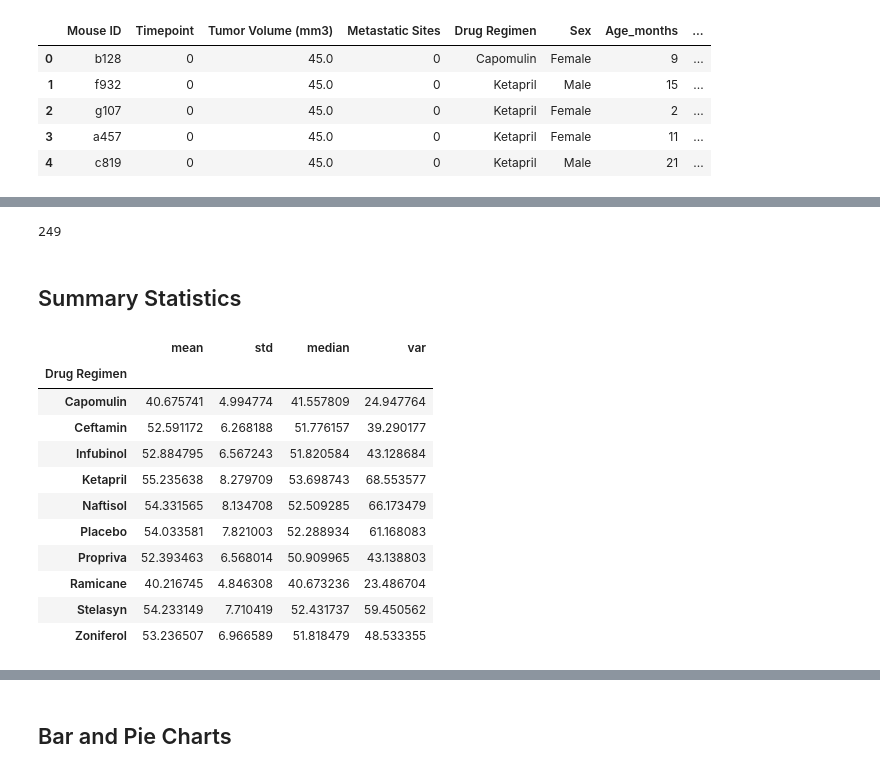
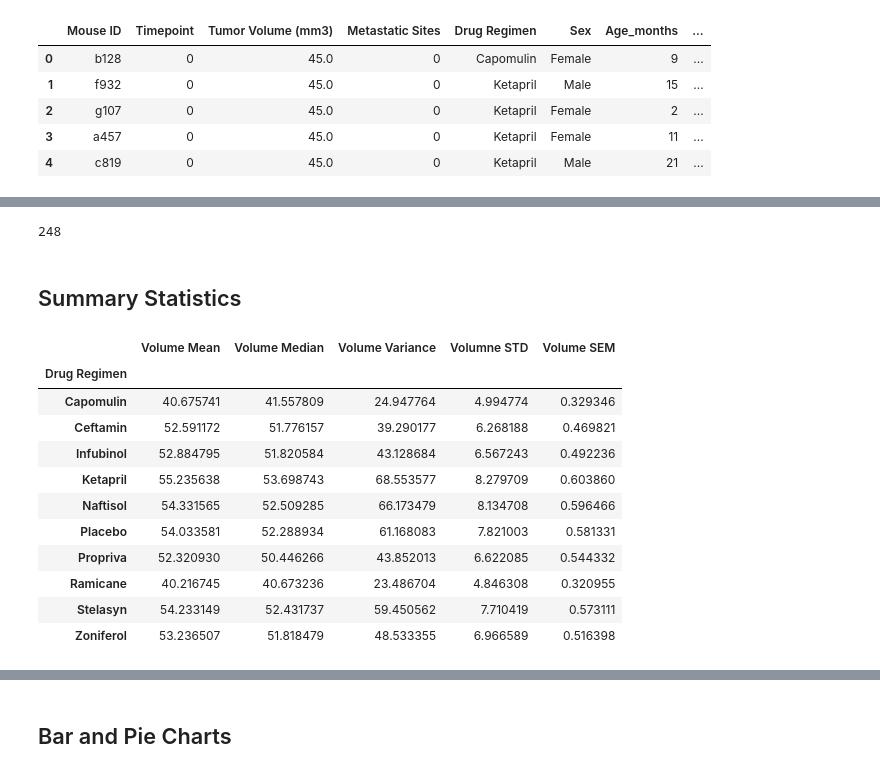
Before and after one commit to jconcha56429/matplotlib-challenge, a Jupyter notebook: Pymaceuticals/pymaceuticals_starter.ipynb, the cells around one changed output, grey strips where cells are left out. Saved outputs shown, nothing was run; the diff lists cells and outputs as text; code cells hidden in the pictures.

```diff
--- a/Pymaceuticals/pymaceuticals_starter.ipynb
+++ b/Pymaceuticals/pymaceuticals_starter.ipynb
@@ -6,24 +6,18 @@ import matplotlib.pyplot as plt
 import pandas as pd
 import scipy.stats as st
 import numpy as np
+
 # Study data files
 mouse_metadata_path = "data/Mouse_metadata.csv"
 study_results_path = "data/Study_results.csv"
 
 # Read the mouse data and the study results
-mouse_metadata = pd.read_csv(mouse_metadata_path)
-# mouse_metadata = mouse_metadata.drop_duplicates(['Mouse ID'])
-study_results = pd.read_csv(study_results_path)
-study_results = study_results.drop_duplicates(['Mouse ID','Timepoint'])
-
-
-
+mouse_metadata_df = pd.read_csv(mouse_metadata_path)
+study_results_df = pd.read_csv(study_results_path)
 # Combine the data into a single dataset
-
-merge = pd.merge(study_results,mouse_metadata,how='left',on=['Mouse ID'])
-
+study_data_df = pd.merge(study_results_df,mouse_metadata_df,how='left',on=['Mouse ID'])
 # Display the data table for preview
-merge.head()
+study_data_df.head()
 # %% [output]
 |  | Mouse ID | Timepoint | Tumor Volume (mm3) | Metastatic Sites | Drug Regimen | Sex | Age_months | ... |
 | 0 | b128 | 0 | 45.0 | 0 | Capomulin | Female | 9 | ... |
@@ -44,6 +63,6 @@ mouse_num
 # %%
 # Create a clean DataFrame by dropping the duplicate mouse by its ID.
-merge2 = merge.drop_duplicates(['Mouse ID'])
-merge2
+cleandata_df = study_data_df.loc[study_data_df['Mouse ID']!='g989']
+cleandata_df
 # %% [output]
 |  | Mouse ID | Timepoint | Tumor Volume (mm3) | Metastatic Sites | Drug Regimen | Sex | Age_months | ... |
@@ -62,31 +81,39 @@ merge2
 # %%
 # Checking the number of mice in the clean DataFrame.
-real_mouse_num = len(merge2)
-real_mouse_num
+len(cleandata_df['Mouse ID'].unique())
 # %% [output]
-249
+248
 # %% [markdown]
 ## Summary Statistics
 # %%
 # Generate a summary statistics table of mean, median, variance, standard deviation, and SEM of the tumor volume for each regimen
-drugs = merge.groupby('Drug Regimen')['Tumor Volume (mm3)'].agg(['mean','std','median','var'])
 # Use groupby and summary statistical methods to calculate the following properties of each drug regimen:
 # mean, median, variance, standard deviation, and SEM of the tumor volume.
 # Assemble the resulting series into a single summary dataframe.
-
-drugs
+drug_tum_df = cleandata_df[['Drug Regimen','Tumor Volume (mm3)']]
+drug_mean = drug_tum_df.groupby('Drug Regimen').mean()
+drug_median = drug_tum_df.groupby('Drug Regimen').median()
+drug_var = drug_tum_df.groupby('Drug Regimen').var()
+drug_std = drug_tum_df.groupby('Drug Regimen').std()
+drug_sem = drug_tum_df.groupby('Drug Regimen').sem()
+# study_data_df = pd.merge(study_results_df,mouse_metadata_df,how='left',on=['Mouse ID'])
+summary_df1 =  pd.merge(drug_mean,drug_median, how='left',on=['Drug Regimen']).merge(drug_var,on='Drug Regimen',how='left'
+).merge(drug_std,on='Drug Regimen',how='left').merge(drug_sem,on='Drug Regimen', how='left')
+# summary_df1 = summary_df1.rename(columns={'Tumor Volume (mm3)_x':'Tumor Volume Mean'})
+summary_df1.columns=['Volume Mean','Volume Median','Volume Variance','Volumne STD','Volume SEM']
+summary_df1
 # %% [output]
-|  | mean | std | median | var |
-| Drug Regimen |  |  |  |  |
-| Capomulin | 40.675741 | 4.994774 | 41.557809 | 24.947764 |
-| Ceftamin | 52.591172 | 6.268188 | 51.776157 | 39.290177 |
-| Infubinol | 52.884795 | 6.567243 | 51.820584 | 43.128684 |
-| Ketapril | 55.235638 | 8.279709 | 53.698743 | 68.553577 |
-| Naftisol | 54.331565 | 8.134708 | 52.509285 | 66.173479 |
-| Placebo | 54.033581 | 7.821003 | 52.288934 | 61.168083 |
-| Propriva | 52.393463 | 6.568014 | 50.909965 | 43.138803 |
-| Ramicane | 40.216745 | 4.846308 | 40.673236 | 23.486704 |
-| Stelasyn | 54.233149 | 7.710419 | 52.431737 | 59.450562 |
-| Zoniferol | 53.236507 | 6.966589 | 51.818479 | 48.533355 |
+|  | Volume Mean | Volume Median | Volume Variance | Volumne STD | Volume SEM |
+| Drug Regimen |  |  |  |  |  |
+| Capomulin | 40.675741 | 41.557809 | 24.947764 | 4.994774 | 0.329346 |
+| Ceftamin | 52.591172 | 51.776157 | 39.290177 | 6.268188 | 0.469821 |
+| Infubinol | 52.884795 | 51.820584 | 43.128684 | 6.567243 | 0.492236 |
+| Ketapril | 55.235638 | 53.698743 | 68.553577 | 8.279709 | 0.603860 |
+| Naftisol | 54.331565 | 52.509285 | 66.173479 | 8.134708 | 0.596466 |
+| Placebo | 54.033581 | 52.288934 | 61.168083 | 7.821003 | 0.581331 |
+| Propriva | 52.320930 | 50.446266 | 43.852013 | 6.622085 | 0.544332 |
+| Ramicane | 40.216745 | 40.673236 | 23.486704 | 4.846308 | 0.320955 |
+| Stelasyn | 54.233149 | 52.431737 | 59.450562 | 7.710419 | 0.573111 |
+| Zoniferol | 53.236507 | 51.818479 | 48.533355 | 6.966589 | 0.516398 |
 # %%
 # Generate a summary statistics table of mean, median, variance, standard deviation, and SEM of the tumor volume for each regimen
```
Also changed, not shown: parts of 11 cells of this notebook.
